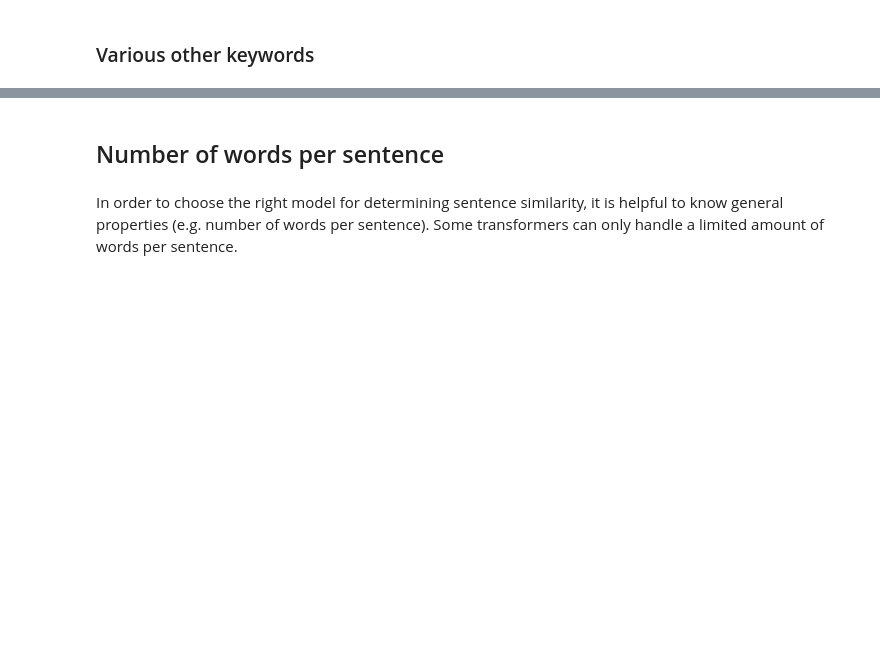
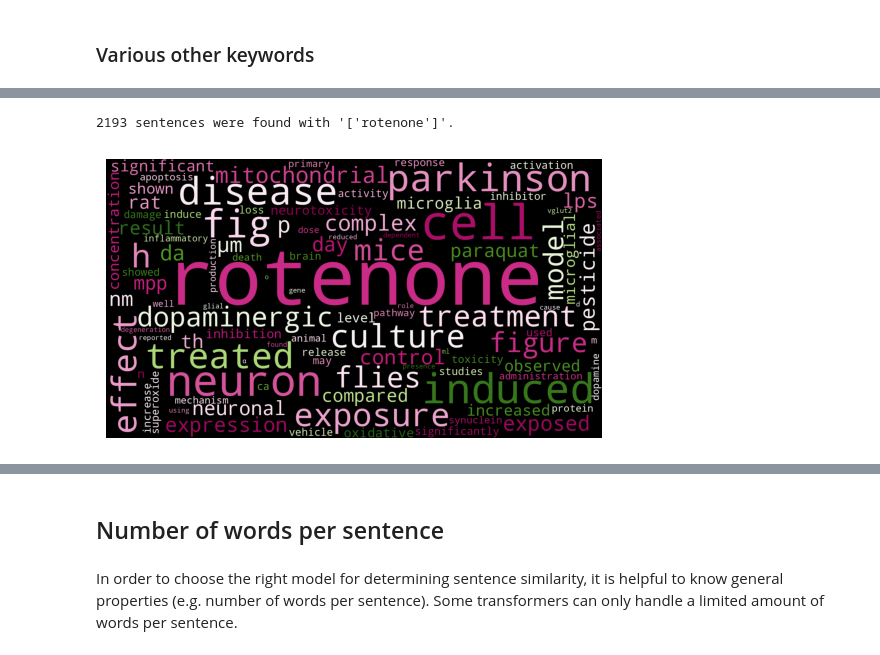
Before and after one commit to kcbbe/oke, a Jupyter notebook: explorations/pre_embedding/corpus.ipynb, the cells around one changed output, grey strips where cells are left out. Drawn from its saved outputs; the diff is of its cells as text; code cells hidden in the pictures; blank space fills up the shorter version.

```diff
--- a/explorations/pre_embedding/corpus.ipynb
+++ b/explorations/pre_embedding/corpus.ipynb
@@ -717,3 +903,15 @@ plt.show()
+# %%
+# with Rotenone
+create_wordcloud(
+    get_sentences(
+        df["sentence_text"],
+        ["rotenone"]
+    ),
+    collocations= False
+)
+# %% [output]
+2193 sentences were found with '['rotenone']'.
+[figure, added]
 # %%
 # with Paraquat
 create_wordcloud(
```
Also changed, not shown: parts of 61 cells of this notebook, 1 other file.
